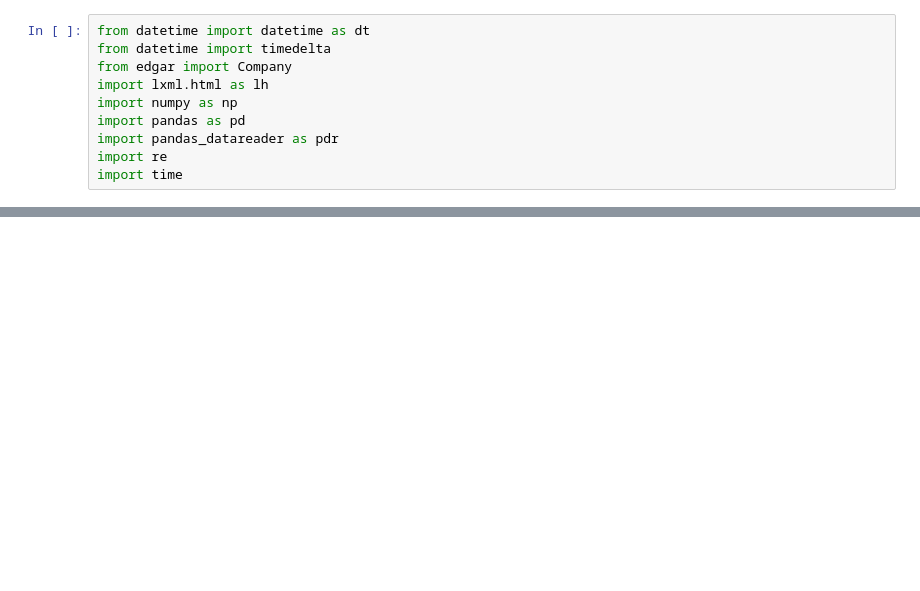
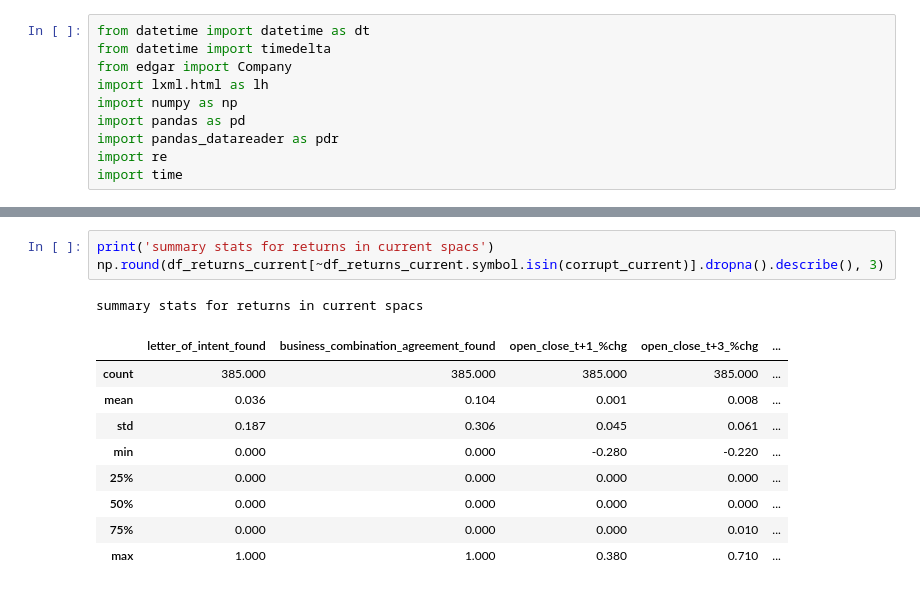
Before and after one commit to alandu20/spac, a Jupyter notebook: scraper.ipynb, the cells around one changed output, grey strips where cells are left out. Saved outputs shown, nothing was run; the diff lists cells and outputs as text; blank space fills up the shorter version.

```diff
--- a/scraper.ipynb
+++ b/scraper.ipynb
@@ -289,0 +444,14 @@ np.round(df_returns_agg[df_returns_agg.symbol!='ACEL'].dropna().describe(), 3)
+# %%
+print('summary stats for returns in current spacs')
+np.round(df_returns_current[~df_returns_current.symbol.isin(corrupt_current)].dropna().describe(), 3)
+# %% [output]
+summary stats for returns in current spacs
+|  | letter_of_intent_found | business_combination_agreement_found | open_close_t+1_%chg | open_close_t+3_%chg | ... |
+| count | 385.000 | 385.000 | 385.000 | 385.000 | ... |
+| mean | 0.036 | 0.104 | 0.001 | 0.008 | ... |
+| std | 0.187 | 0.306 | 0.045 | 0.061 | ... |
+| min | 0.000 | 0.000 | -0.280 | -0.220 | ... |
+| 25% | 0.000 | 0.000 | 0.000 | 0.000 | ... |
+| 50% | 0.000 | 0.000 | 0.000 | 0.000 | ... |
+| 75% | 0.000 | 0.000 | 0.000 | 0.010 | ... |
+| max | 1.000 | 1.000 | 0.380 | 0.710 | ... |
```
Also changed, not shown: parts of 13 cells of this notebook.
